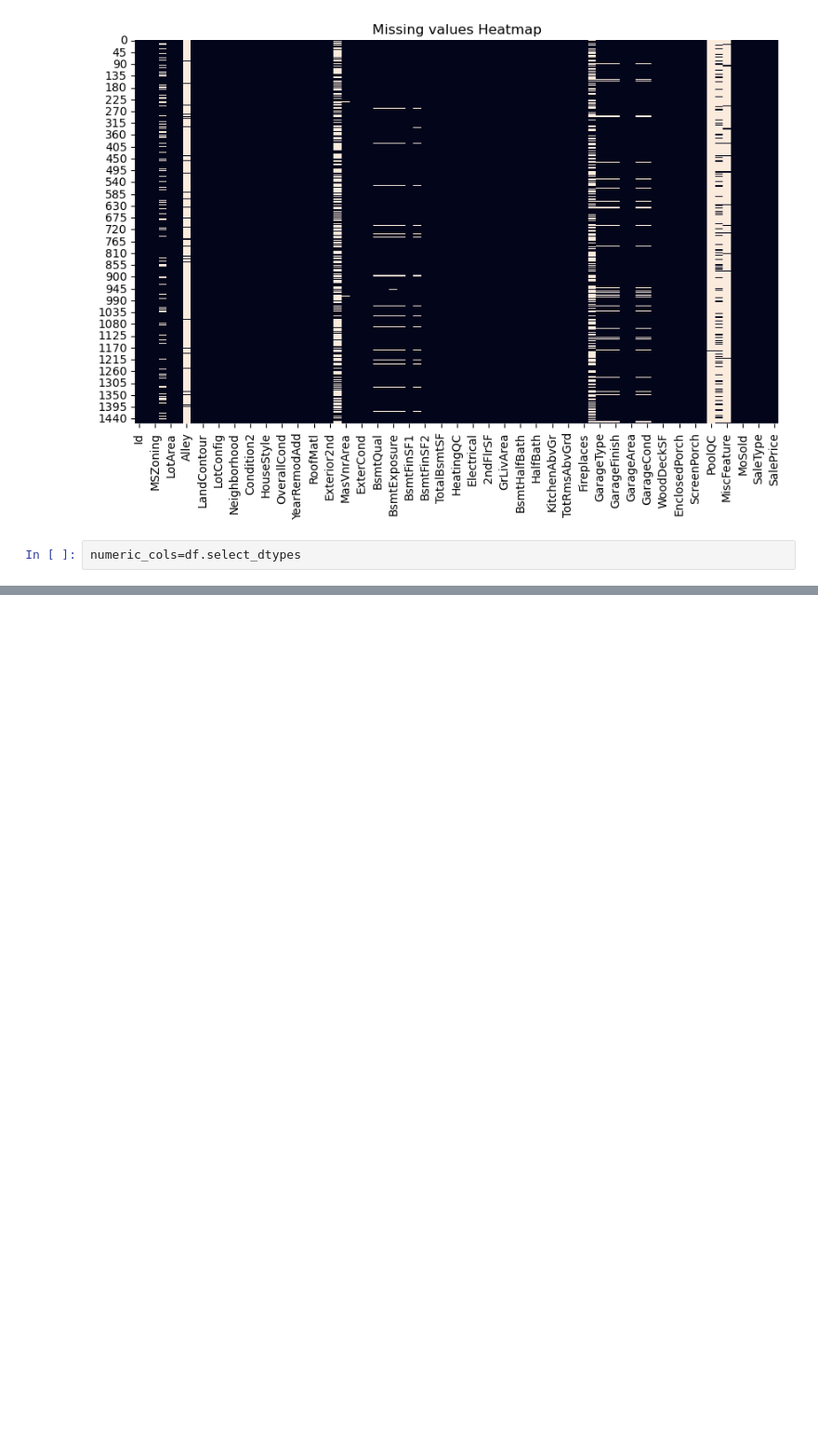
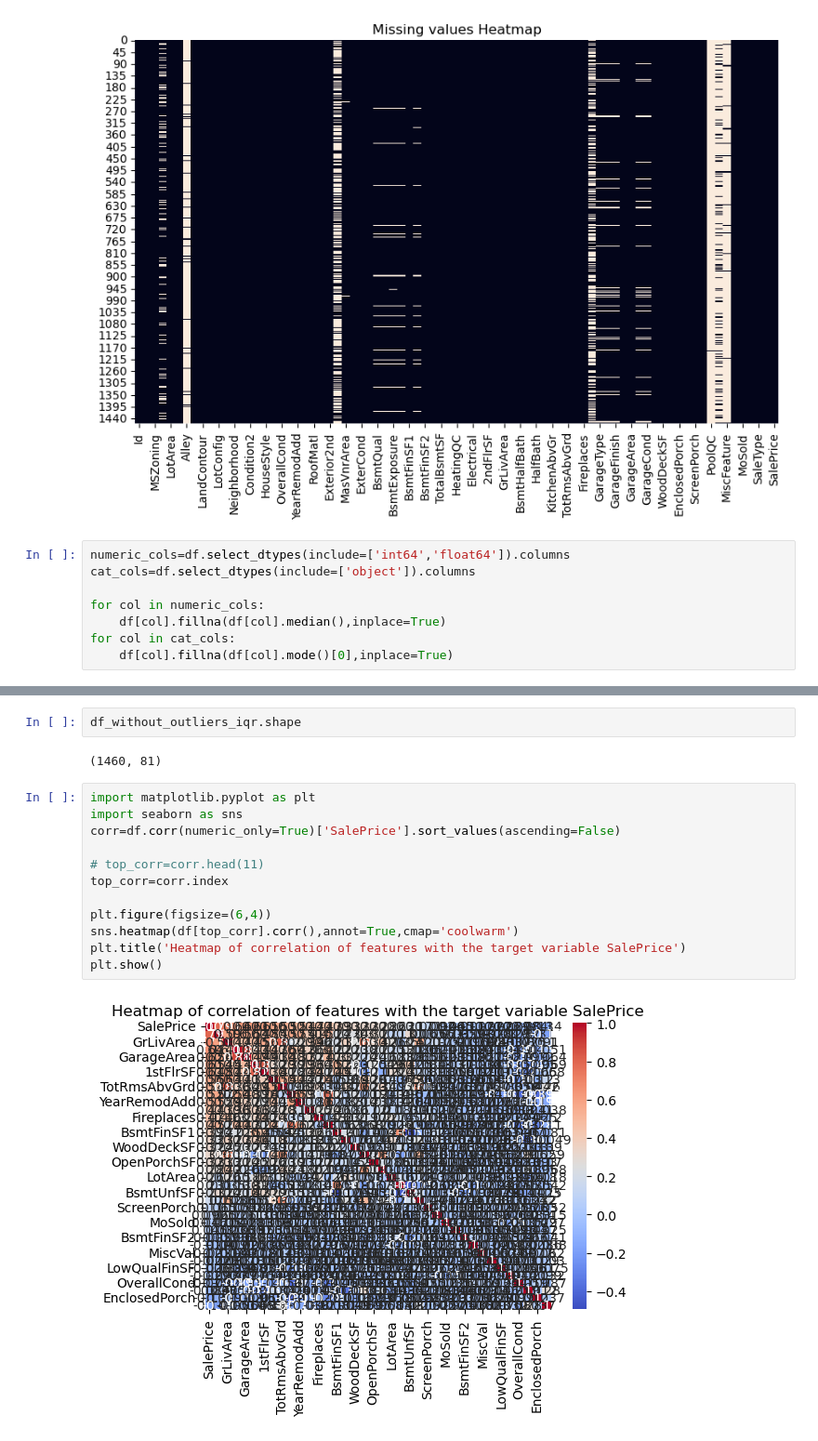
Before and after one commit to ranajawadriaz/MLOps, a Jupyter notebook: Practice/homeLab3.ipynb, the cells around one changed output, grey strips where cells are left out. Shown at 93% size. Cells and saved outputs as stored; diff of their text form; blank space fills up the shorter version.

```diff
--- a/Practice/homeLab3.ipynb
+++ b/Practice/homeLab3.ipynb
@@ -79,4 +79,10 @@ plt.show()
 # %% [output]
 [figure]
 # %%
-numeric_cols=df.select_dtypes
+numeric_cols=df.select_dtypes(include=['int64','float64']).columns
+cat_cols=df.select_dtypes(include=['object']).columns
+
+for col in numeric_cols:
+    df[col].fillna(df[col].median(),inplace=True)
+for col in cat_cols:
+    df[col].fillna(df[col].mode()[0],inplace=True)
@@ -82,0 +178,18 @@ numeric_cols=df.select_dtypes
+# %%
+df_without_outliers_iqr.shape
+# %% [output]
+(1460, 81)
+# %%
+import matplotlib.pyplot as plt
+import seaborn as sns
+corr=df.corr(numeric_only=True)['SalePrice'].sort_values(ascending=False)
+
+# top_corr=corr.head(11)
+top_corr=corr.index
+
+plt.figure(figsize=(6,4))
+sns.heatmap(df[top_corr].corr(),annot=True,cmap='coolwarm')
+plt.title('Heatmap of correlation of features with the target variable SalePrice')
+plt.show()
+# %% [output]
+[figure, added]
```
Also changed, not shown: parts of 12 cells of this notebook, 2 other files.
